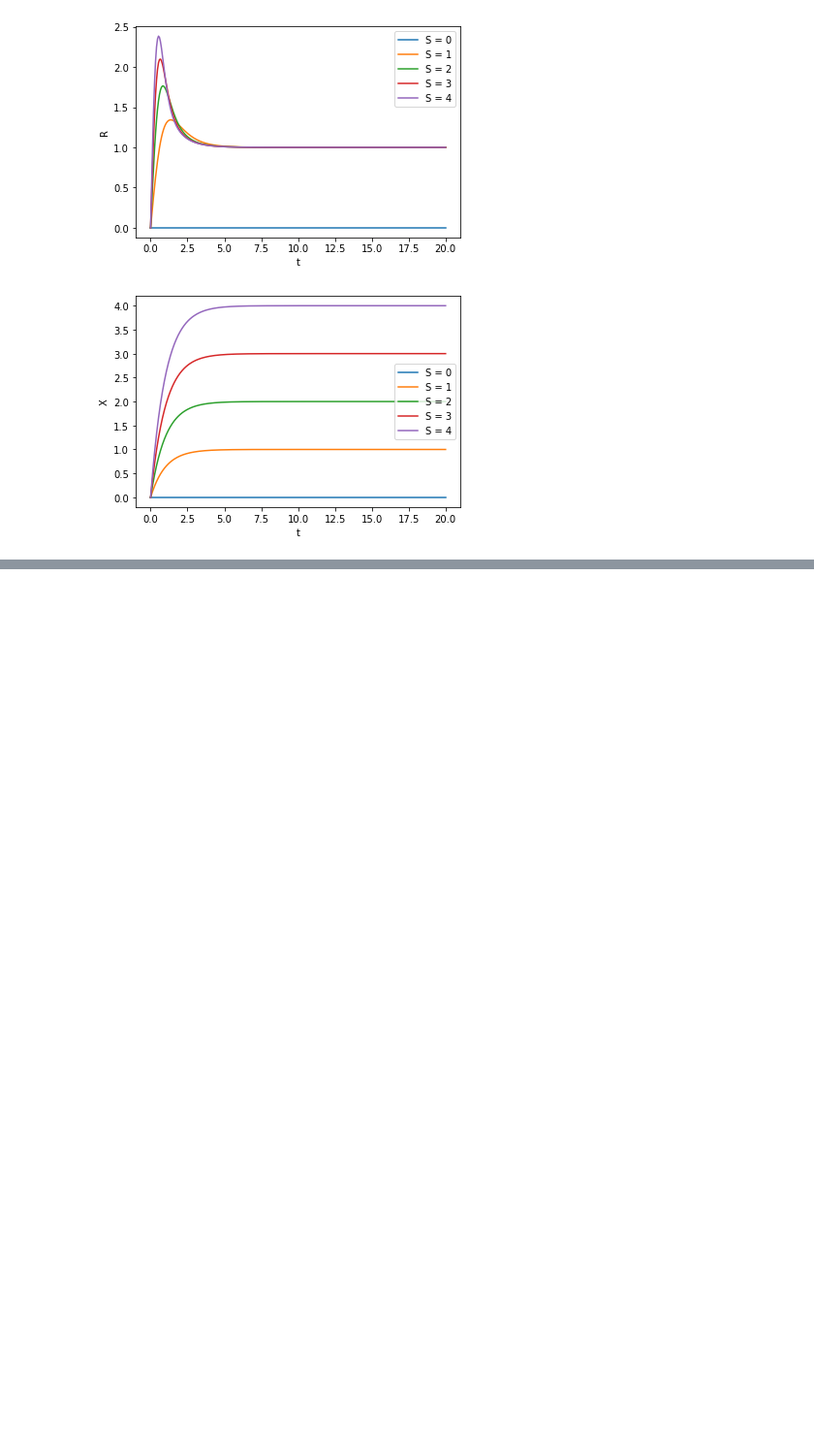
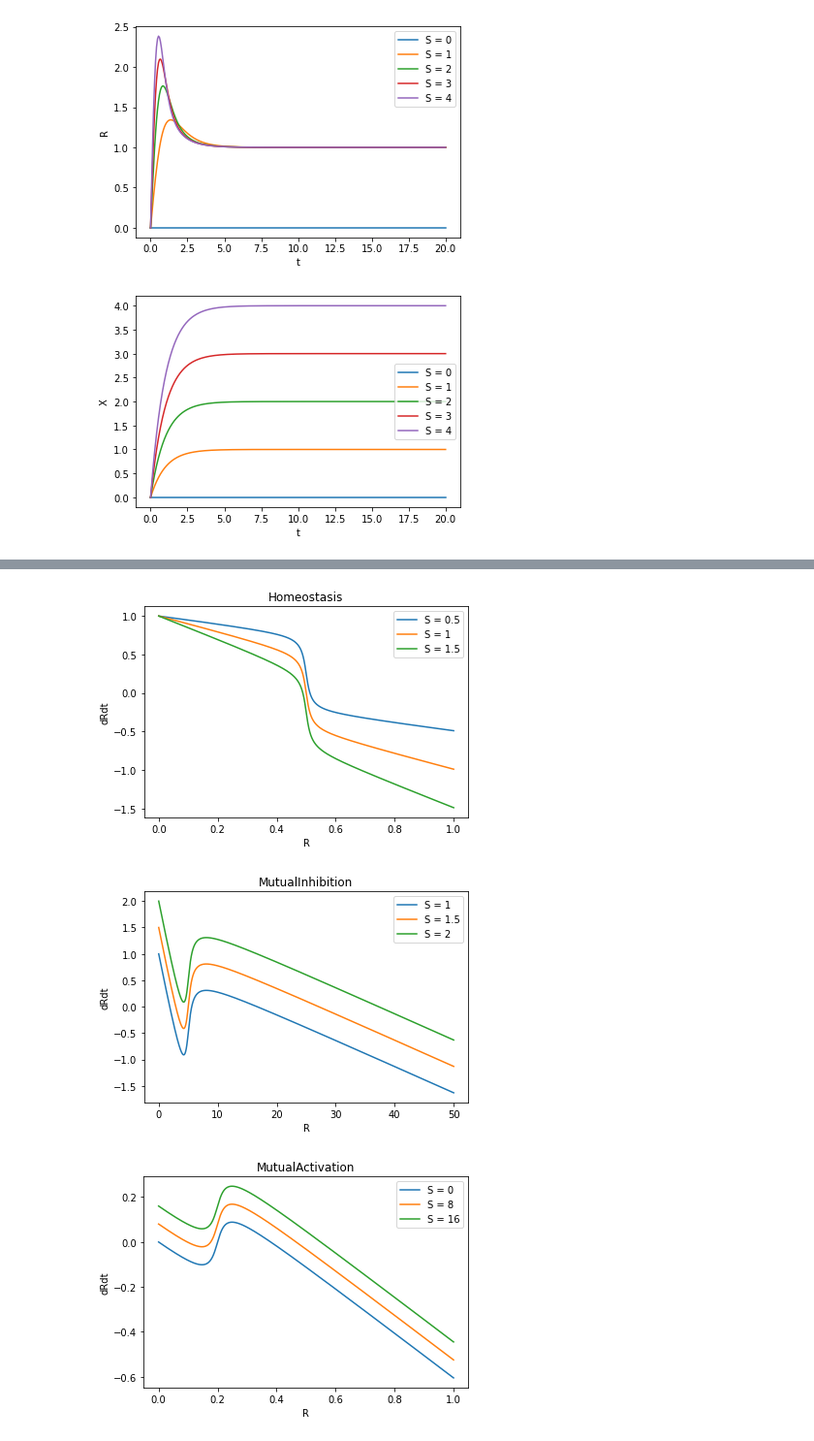
Before and after one commit to Nickvs99/ComputationalBiology, a Jupyter notebook: Set2/set2.ipynb, the cells around one changed output, grey strips where cells are left out. Shown at 97% size. Saved outputs shown, nothing was run; the diff lists cells and outputs as text; code cells hidden in the pictures; blank space fills up the shorter version.

```diff
--- a/Set2/set2.ipynb
+++ b/Set2/set2.ipynb
@@ -146,0 +185,8 @@ MutualActivation(k0=0.4,k1=0.01,k2=1,k3=1,k4=0.2,J3=0.05,J4=0.05).rate_different
+# %%
+Homeostasis().dR_different_S((0.5,1,1.5), R_values=np.linspace(0,1, 5000))
+MutualInhibition().dR_different_S((1,1.5,2), R_values=np.linspace(0,50, 5000))
+MutualActivation().dR_different_S((0,8,16), R_values=np.linspace(0,1, 5000))
+# %% [output]
+[figure, added]
+[figure, added]
+[figure, added]
```
Also changed, not shown: parts of 6 cells of this notebook.
